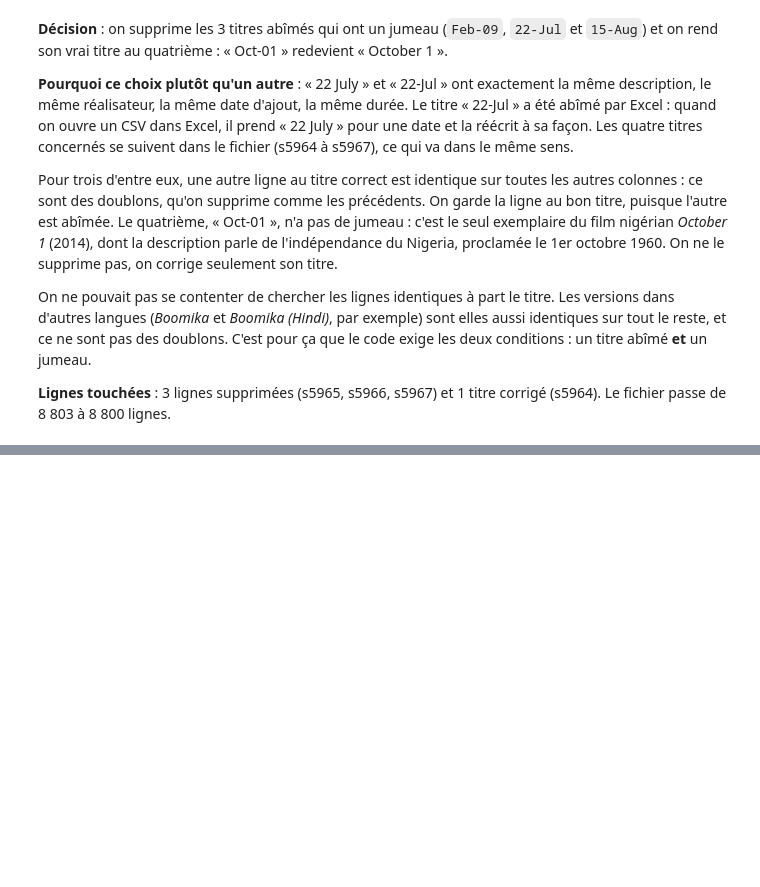
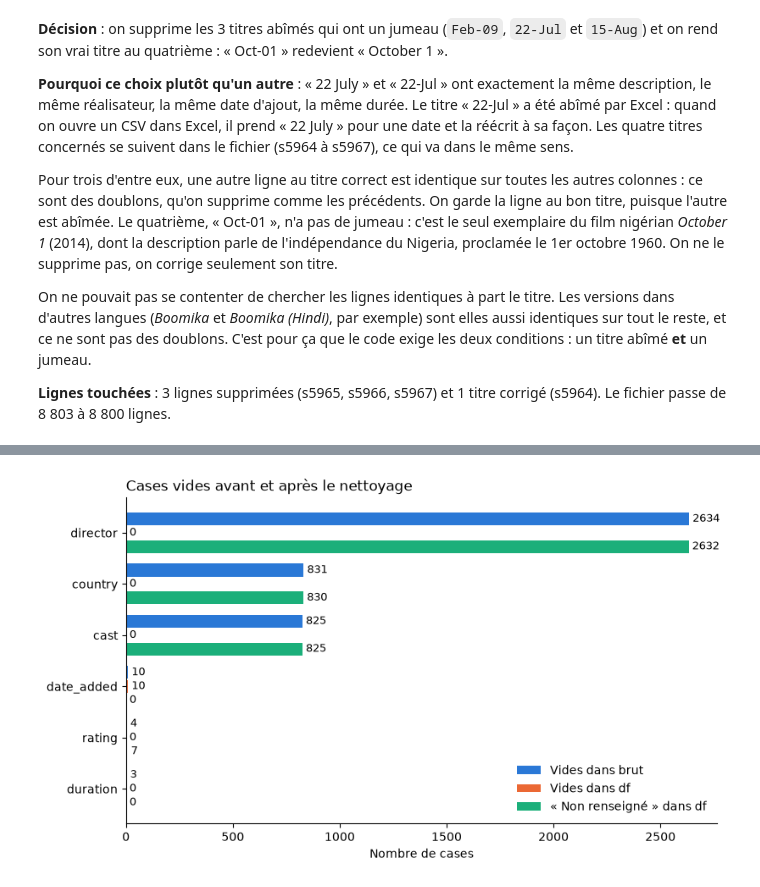
Before and after one commit to Omotolaaa7/ama-binome08-netflix, a Jupyter notebook: notebooks/nettoyage_netflix_binome08.ipynb, the cells around one changed output, grey strips where cells are left out. Cells and saved outputs as stored; diff of their text form; code cells hidden in the pictures; blank space fills up the shorter version.

```diff
--- a/notebooks/nettoyage_netflix_binome08.ipynb
+++ b/notebooks/nettoyage_netflix_binome08.ipynb
@@ -891,0 +941,12 @@ Recalculer **les mêmes indicateurs** qu'en partie 1 sur `df`, et les comparer
+# %%
+# On reprend la fonction manquants de la 1.2, sur brut puis sur df.
+# Piège : un vide remplacé par « Non renseigné » n'est plus compté comme vide, donc on le compte à part
+etiquette = (df[["director", "cast", "country", "rating"]] == "Non renseigné").sum()
+print("Cases marquées « Non renseigné » :", int(etiquette.sum()))
+
+bilan_vides = pd.DataFrame({
+    "vides_avant": manquants(brut)["manquants"],
+    "vides_apres": manquants(df)["manquants"],
+    "non_renseigne": etiquette,
+}).reindex(toutes).astype("Int64")
+bilan_vides
@@ -891,0 +972,26 @@ Recalculer **les mêmes indicateurs** qu'en partie 1 sur `df`, et les comparer
+# %%
+# Le même tableau en image, pour les six colonnes qui avaient des cases vides au départ
+cols_vides = ["director", "country", "cast", "date_added", "rating", "duration"]
+donnees = bilan_vides.loc[cols_vides].fillna(0).astype(int)
+series = [
+    ("vides_avant", "Vides dans brut", "#2a78d6"),
+    ("vides_apres", "Vides dans df", "#eb6834"),
+    ("non_renseigne", "« Non renseigné » dans df", "#1baf7a"),
+]
+
+fig, ax = plt.subplots(figsize=(9, 5))
+y = np.arange(len(cols_vides))
+for i, (col, nom, couleur) in enumerate(series):
+    # Chaque série est décalée un peu vers le haut ou vers le bas pour que les barres ne se superposent pas
+    barres = ax.barh(y + (i - 1) * 0.27, donnees[col], height=0.25, color=couleur, label=nom)
+    ax.bar_label(barres, padding=3, fontsize=9)
+
+ax.set_yticks(y, cols_vides)
+ax.invert_yaxis()  # sinon director se retrouve en bas
+ax.set_xlabel("Nombre de cases")
+ax.set_title("Cases vides avant et après le nettoyage", loc="left")
+ax.spines[["top", "right"]].set_visible(False)
+ax.legend(frameon=False, loc="lower right")
+plt.show()
+# %% [output]
+[figure, added]
```
Also changed, not shown: parts of 25 cells of this notebook, 3 other files.
